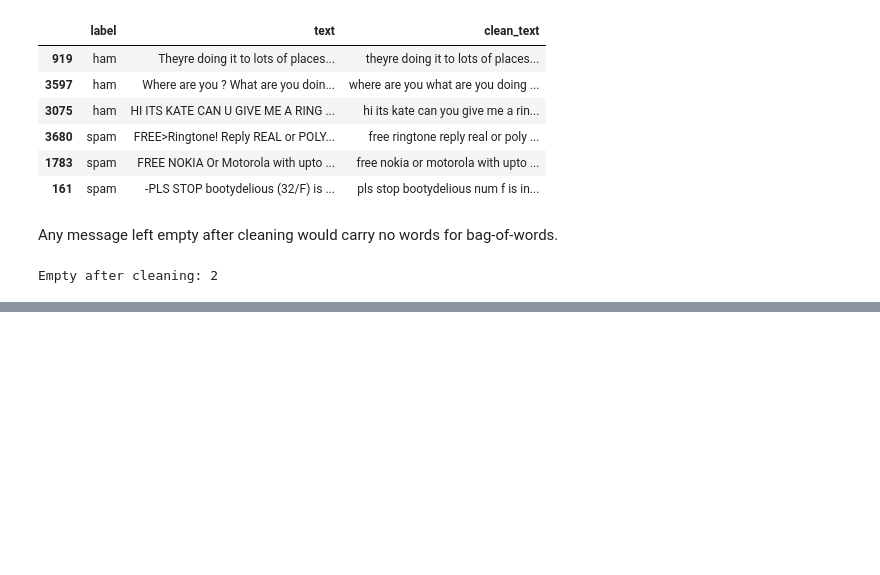
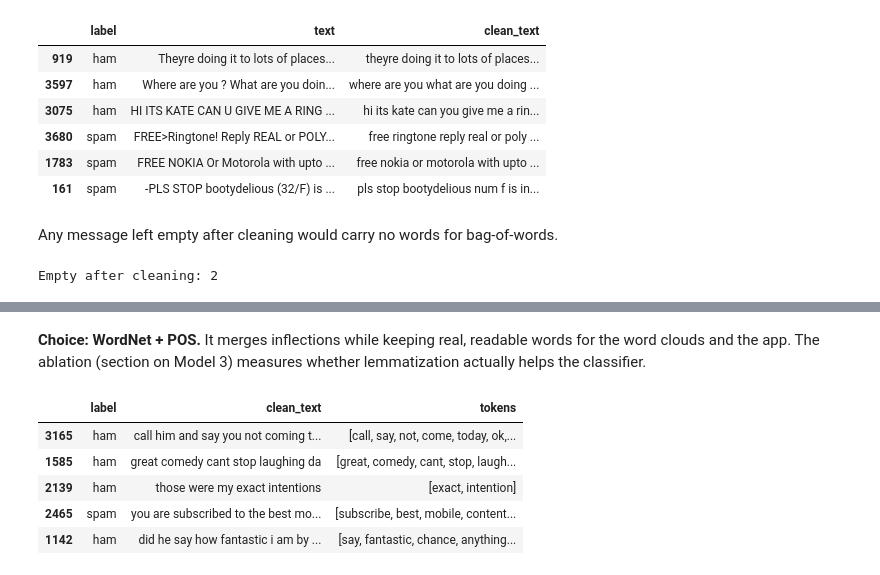
Before and after one commit to imadmurr/sms-spam-detector, a Jupyter notebook: sms_spam_detector.ipynb, the cells around one changed output, grey strips where cells are left out. Cells and saved outputs as stored; diff of their text form; code cells hidden in the pictures; blank space fills up the shorter version.

```diff
--- a/sms_spam_detector.ipynb
+++ b/sms_spam_detector.ipynb
@@ -249,0 +324,14 @@ Empty after cleaning: 2
+# %% [markdown]
+**Choice: WordNet + POS.** It merges inflections while keeping real, readable words for the word clouds and the app. The ablation (section on Model 3) measures whether lemmatization actually helps the classifier.
+# %%
+for part in (df, train, test):
+    part["tokens"] = part["clean_text"].map(process_tokens)
+
+train[["label", "clean_text", "tokens"]].head()
+# %% [output]
+|  | label | clean_text | tokens |
+| 3165 | ham | call him and say you not coming t... | [call, say, not, come, today, ok,... |
+| 1585 | ham | great comedy cant stop laughing da | [great, comedy, cant, stop, laugh... |
+| 2139 | ham | those were my exact intentions | [exact, intention] |
+| 2465 | spam | you are subscribed to the best mo... | [subscribe, best, mobile, content... |
+| 1142 | ham | did he say how fantastic i am by ... | [say, fantastic, chance, anything... |
```
Also changed, not shown: parts of 10 cells of this notebook, 2 other files.
